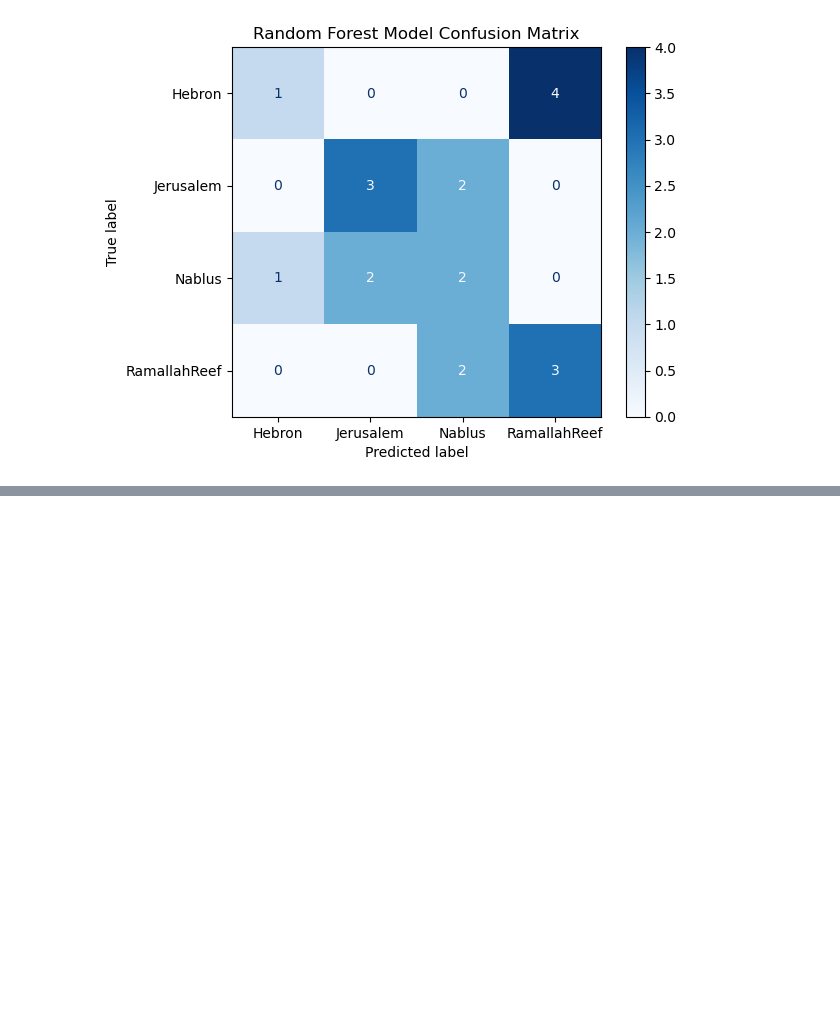
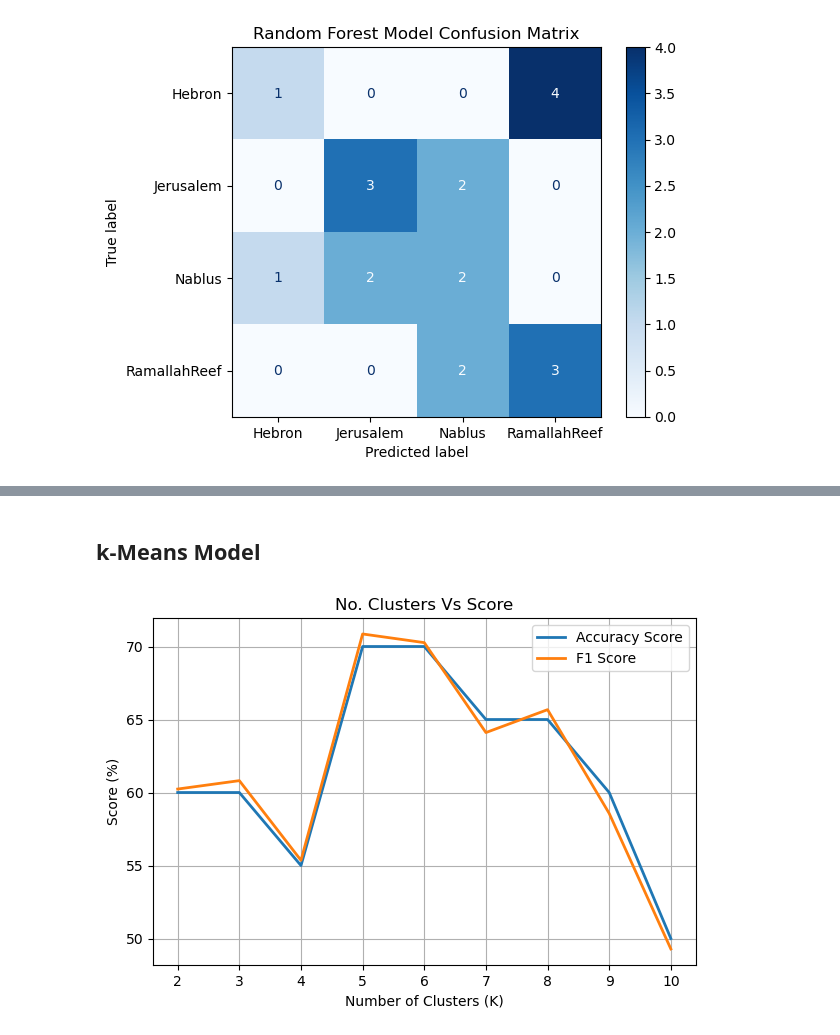
Before and after one commit to MahmoudKH02/Accent-Recognition_Model, a Jupyter notebook: Spoken_Project.ipynb, the cells around one changed output, grey strips where cells are left out. Cells and saved outputs as stored; diff of their text form; code cells hidden in the pictures; blank space fills up the shorter version.

Commit message:
k Means Clustering

```diff
--- a/Spoken_Project.ipynb
+++ b/Spoken_Project.ipynb
@@ -58,7 +61,7 @@ def load_directory(directory):
                 labels.append(subdir)
                 rates.append(sr)
 
-    return audio_list, labels, rates
+    return audio_list, np.array(labels), rates
 # %%
 training_directory = './training_set'
 testing_directory = './testing_set'
@@ -301,0 +309,2 @@ plt.show()
+# %% [markdown]
+## k-Means Model
@@ -301,0 +351,17 @@ plt.show()
+# %%
+def tune_kmeans():
+    kmeans_models = {}
+    kmeans_scores = {}
+
+    for i in range(2, 11):
+        clusters = create_clusters(k=i)
+        kmeans_y_pred = [predict_class(x, clusters) for x in X_test]
+
+        kmeans_models[i] = kmeans_y_pred
+        kmeans_scores[i] = f1_score(Y_test, kmeans_y_pred, average='macro')
+
+    best_k = max(kmeans_scores.keys(), key=lambda key: kmeans_scores[key])
+
+    return kmeans_models, best_k
+
+kmeans_models, best_k = tune_kmeans()
@@ -301,0 +370,24 @@ plt.show()
+# %%
+plt.figure(figsize=(7, 4.5))
+
+plt.plot(
+    kmeans_models.keys(),
+    [accuracy_score(Y_test, pred)*100 for pred in kmeans_models.values()],
+    label="Accuracy Score",
+    linewidth=2
+)
+plt.plot(
+    kmeans_models.keys(),
+    [f1_score(Y_test, pred, average='macro')*100 for pred in kmeans_models.values()],
+    label="F1 Score",
+    linewidth=2
+)
+
+plt.title('No. Clusters Vs Score')
+plt.xlabel('Number of Clusters (K)')
+plt.ylabel('Score (%)')
+plt.legend()
+plt.grid(True)
+plt.show()
+# %% [output]
+[figure, added]
```
Also changed, not shown: parts of 10 cells of this notebook.
